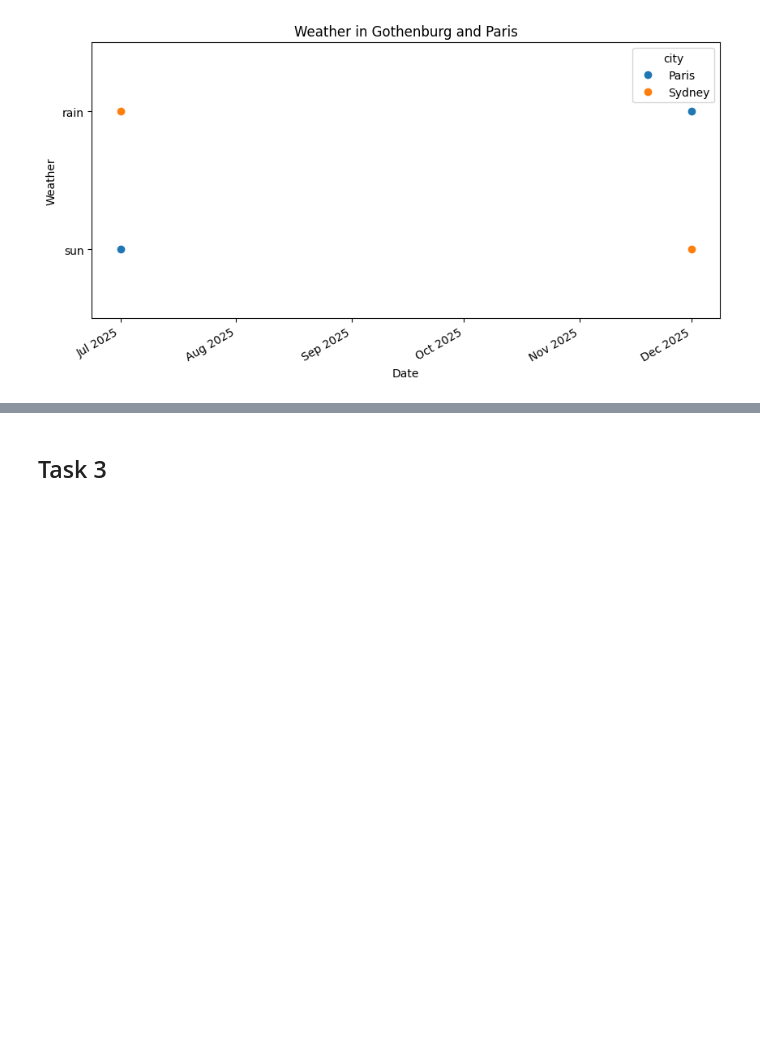
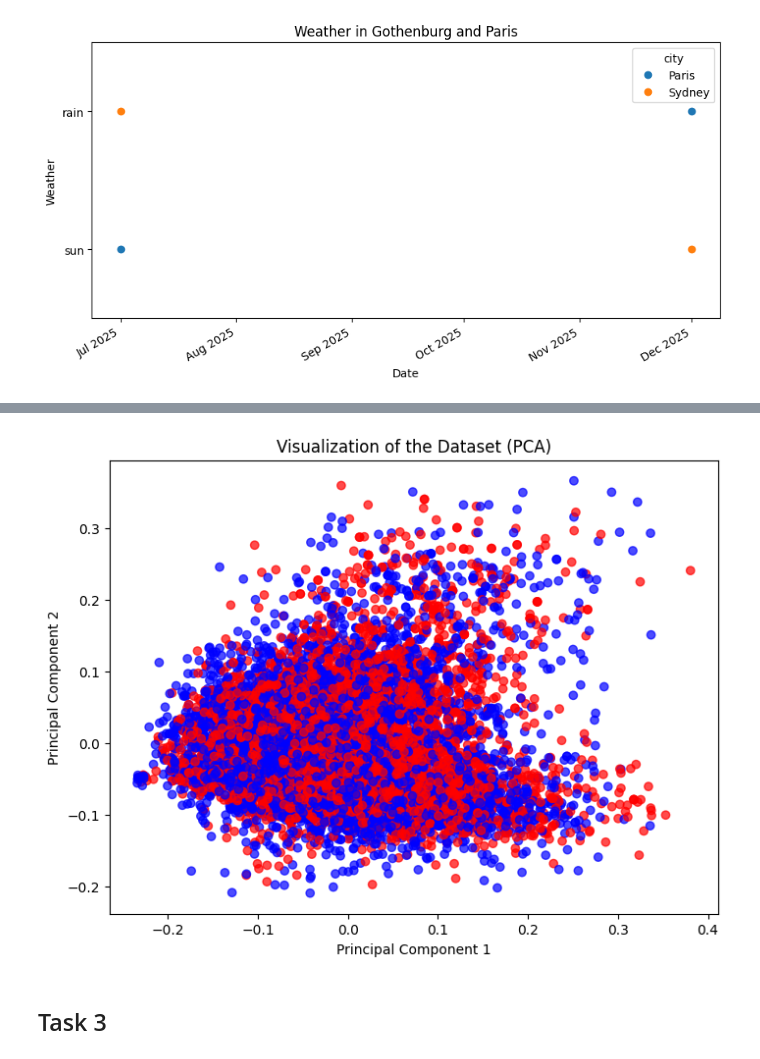
Before and after one commit to casperHansenTEOA/dat341, a Jupyter notebook: Lab4/lab4.ipynb, the cells around one changed output, grey strips where cells are left out. Saved outputs shown, nothing was run; the diff lists cells and outputs as text; code cells hidden in the pictures; blank space fills up the shorter version.

```diff
--- a/Lab4/lab4.ipynb
+++ b/Lab4/lab4.ipynb
@@ -88,3 +424,27 @@ As we can see the bottom one is not linearly separable.
+# %%
+# 1. **Hinge Loss vs. Log Loss**:
+    # - The hinge loss classifier (`Pegasos`) generally performs better than the log loss classifier (`PegasosLogLoss`). This is evident from the accuracy scores obtained during evaluation. Hinge loss is robust to outliers, which might explain its better performance on this dataset, as the data contains many outliers. This can be observed in the plot below, where the dataset shows significant outliers that affect the separability.
+# plots shwoign the data has many outliers
+# Visualize the dataset using PCA to show the presence of outliers
+from sklearn.decomposition import PCA
+
+
+Xtrain_transformed = pipeline.named_steps['tfidfvectorizer'].transform(Xtrain)
+pca = PCA(n_components=2)
+X_pca = pca.fit_transform(Xtrain_transformed.toarray())
+
+colors = {'pos': 'blue', 'neg': 'red', 'neu': 'gray'}
+label_colors = [colors[label] for label in Ytrain]
+
+# Plot the data
+plt.figure(figsize=(8, 6))
+plt.scatter(X_pca[:, 0], X_pca[:, 1], c=label_colors, alpha=0.7)
+plt.title('Visualization of the Dataset (PCA)')
+plt.xlabel('Principal Component 1')
+plt.ylabel('Principal Component 2')
+plt.show()
+# %% [output]
+[figure, added]
 # %% [markdown]
 ## Task 3
 # %%
```
Also changed, not shown: parts of 7 cells of this notebook, 2 other files.
